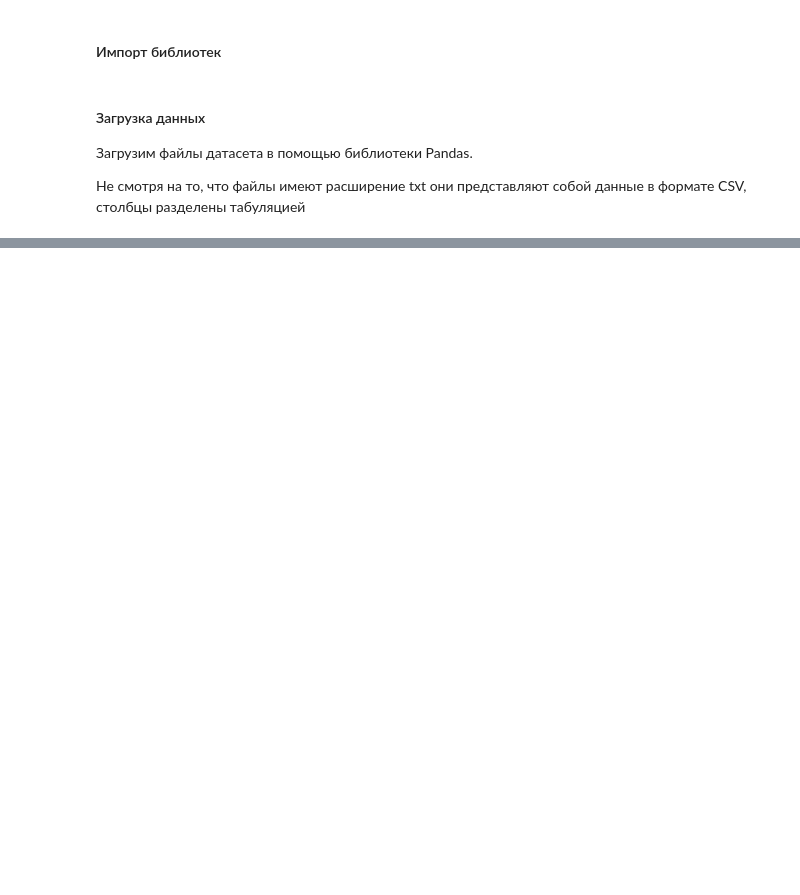
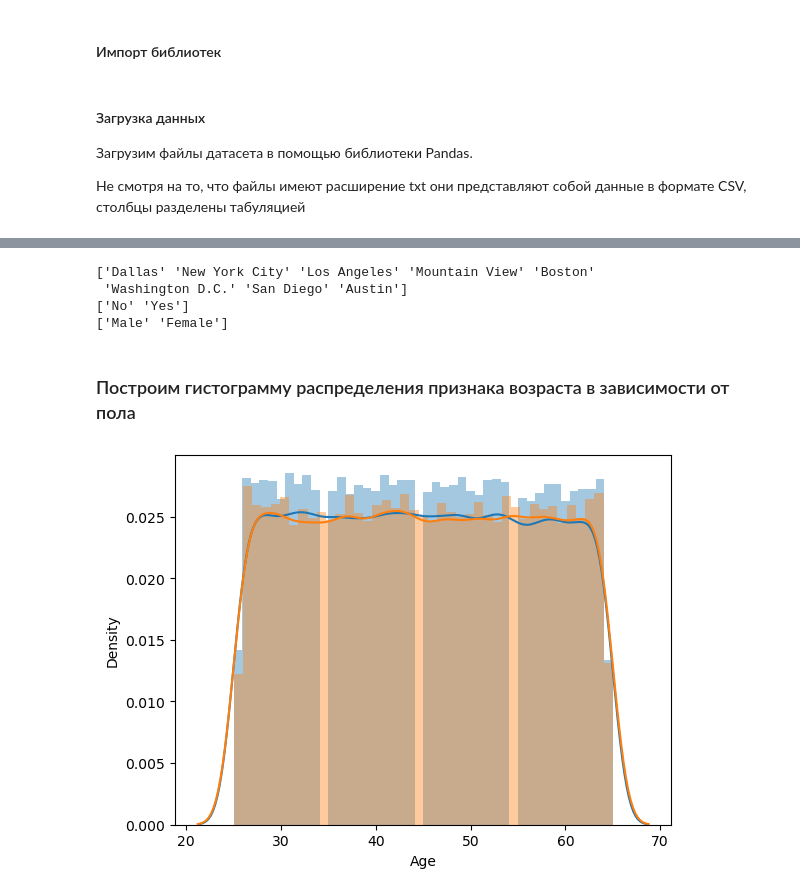
Before and after one commit to KZLZG/TML, a Jupyter notebook: RK1/rk1.ipynb, the cells around one changed output, grey strips where cells are left out. Cells and saved outputs as stored; diff of their text form; code cells hidden in the pictures; blank space fills up the shorter version.

```diff
--- a/RK1/rk1.ipynb
+++ b/RK1/rk1.ipynb
@@ -46,0 +78,18 @@ data_for_lab = data[['BMI', 'BP', 'Y']]
+# %%
+# Узнаем списки уникальных значений для наших категориальных признаков
+print(data.City.unique())
+print(data.Illness.unique())
+print(data.Gender.unique())
+# %% [output]
+['Dallas' 'New York City' 'Los Angeles' 'Mountain View' 'Boston'
+ 'Washington D.C.' 'San Diego' 'Austin']
+['No' 'Yes']
+['Male' 'Female']
+# %% [markdown]
+### Построим гистограмму распределения признака возраста в зависимости от пола
+# %%
+sns.distplot(data.loc[data['Gender'] == 'Male']['Age'])
+sns.distplot(data.loc[data['Gender'] == 'Female']['Age'])
+plt.show()
+# %% [output]
+[figure, added]
```
Also changed, not shown: parts of 31 cells of this notebook, 1 other file.
